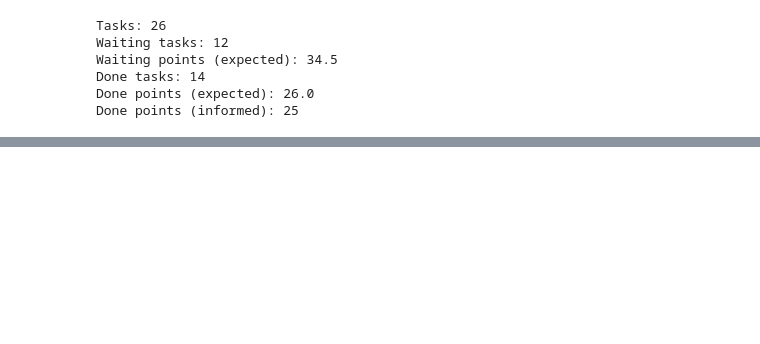
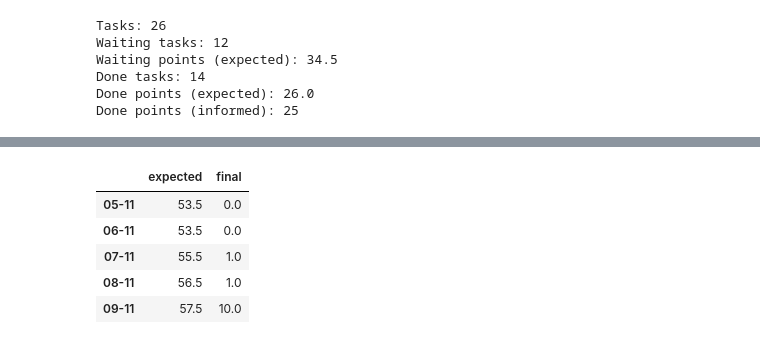
Before and after one commit to matherthal/plot-trello, a Jupyter notebook: plot-trello.ipynb, the cells around one changed output, grey strips where cells are left out. Saved outputs shown, nothing was run; the diff lists cells and outputs as text; code cells hidden in the pictures; blank space fills up the shorter version.

```diff
--- a/plot-trello.ipynb
+++ b/plot-trello.ipynb
@@ -488,0 +512,9 @@ Done points (informed): 25
+# %%
+df_group.head()
+# %% [output]
+|  | expected | final |
+| 05-11 | 53.5 | 0.0 |
+| 06-11 | 53.5 | 0.0 |
+| 07-11 | 55.5 | 1.0 |
+| 08-11 | 56.5 | 1.0 |
+| 09-11 | 57.5 | 10.0 |
```
Also changed, not shown: parts of 3 cells of this notebook.
